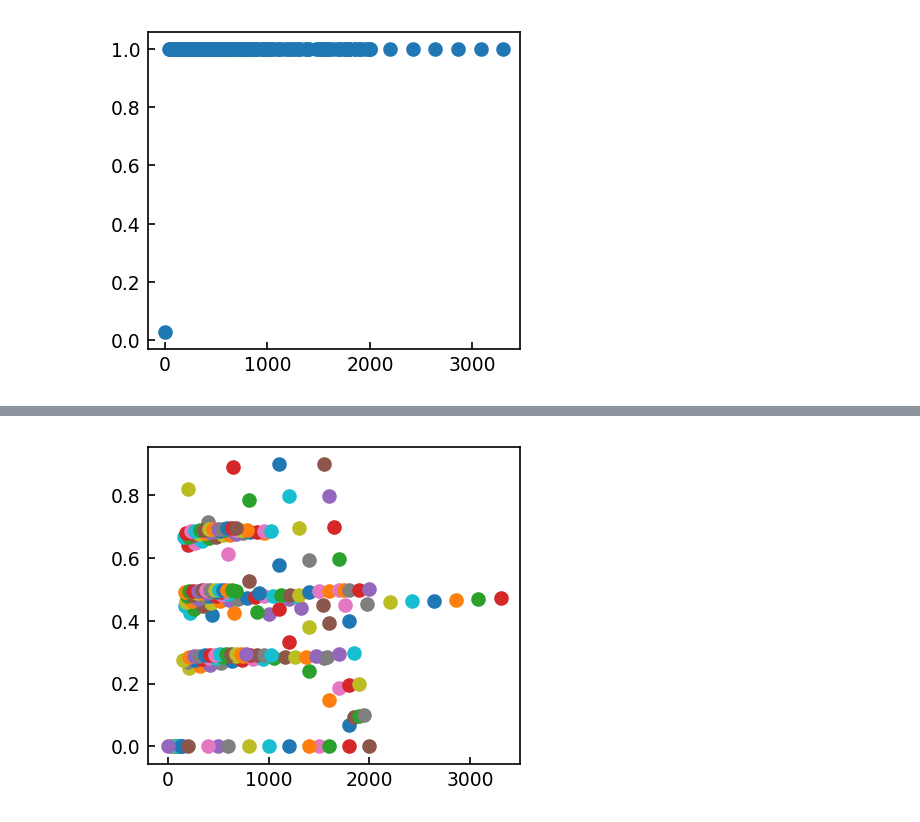
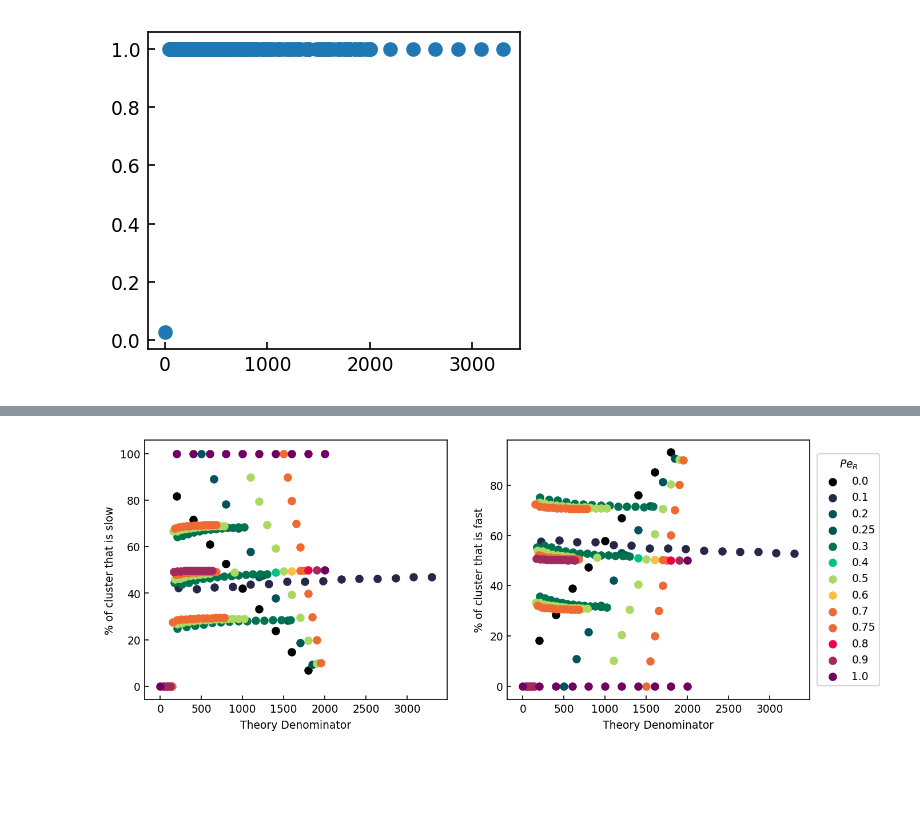
Before and after one commit to kolbt/whingdingdilly, a Jupyter notebook: ipython/net_activity.ipynb, the cells around one changed output, grey strips where cells are left out. Drawn from its saved outputs; the diff is of its cells as text; code cells hidden in the pictures; blank space fills up the shorter version.

Commit message:
Trying to figure out all of this data

```diff
--- a/ipython/net_activity.ipynb
+++ b/ipython/net_activity.ipynb
@@ -971,26 +971,32 @@ def fplat(x, a, b):
 #     else:
 #         return (a * (x + c)) / (b + (x + c))
 
+# def fplatShift(x, a, b, c):
+#     out = np.piecewise(x, [x < c, x >= c], [lambda x: 0, lambda x: (a * (x + c)) / (b + (x + c))])
+#     return out
+
 xdat = []
 ydat = []
+shift = -175
 for i in xrange(numFiles):
-    xdat.append(params['theoryDenom'][i])
+    xdat.append(params['theoryDenom'][i] + shift)
     if params['xA'][i] != 100.0:
         ydat.append(SS['Dense_B'][i])
     else:
         ydat.append(SS['Dense_A'][i])
 
 #
-popt, pcov = curve_fit(fplat, xdat, ydat, bounds=([99.9, 0.001], [100.01, 40]))
-print(popt)
-# popt2, pcov2 = curve_fit(fplatShift, xdat, ydat, bounds=([99.9, 0.001, -200], [100.01, 40, -150]))
+popt, pcov = curve_fit(fplat, xdat, ydat, bounds=([99.9, 30], [100.01, 60]))
+print("a = {}, b = {}").format(*popt)
+# popt2, pcov2 = curve_fit(fplatShift, xdat, ydat, bounds=([99.9, 30, -200], [100.01, 40, -150]))
+# print("a = {}, b = {}, c = {}").format(*popt2)
 
 evalX = np.arange(0.0, 3000.0, 0.01)
 evalY = np.zeros_like(evalX)
 # evalY2 = np.zeros_like(evalX)
 for i in xrange(len(evalX)):
     evalY[i] = fplat(evalX[i], popt[0], popt[1])
-#     evalY2[i] = fplatShift(evalX[i], *popt2)
+#     evalY2[i] = fplatShift(evalX[i], popt2[0], popt2[1], popt2[2])
 
 # Now plot the raw data
 for i in xrange(numFiles):
@@ -1007,6 +1013,6 @@ plt.legend(by_label.values(), by_label.keys(), loc=7, bbox_to_anchor=(1.35, 0.5)
 plt.plot(evalX, evalY, lw=2)
 # plt.plot(evalX, evalY2, lw=2)
 
-plt.xlim(0, 3000)
+plt.xlim(-50, 3000)
 plt.ylim(0, 100)
 # %% [output]
@@ -1016,17 +1022,71 @@ plt.ylim(0, 100)
 # %%
 def percClust(numX, numC):
     return numX / numC
 
 # Could we also look at fast and slow as percentage of dense phase
 slowClust = []
 fastClust = []
 for i in xrange(numFiles):
-    if params['partA'][i] != 0 and params['partB'][i] != 0 and SS['Dense_tot'][i] != 0:
-        slowClust.append(percClust((SS['Dense_A'][i] * params['partA'][i] / 100.0), (SS['Dense_tot'][i] * params['partAll'][i] / 100.0)))
-        fastClust.append(percClust((SS['Dense_B'][i] * params['partB'][i] / 100.0), (SS['Dense_tot'][i] * params['partAll'][i] / 100.0)))
+    if SS['Dense_tot'][i] != 0:
+        slowClust.append(100.0 * percClust((SS['Dense_A'][i] * params['partA'][i] / 100.0),
+                                           (SS['Dense_tot'][i] * params['partAll'][i] / 100.0)))
+        fastClust.append(100.0 * percClust((SS['Dense_B'][i] * params['partB'][i] / 100.0),
+                                           (SS['Dense_tot'][i] * params['partAll'][i] / 100.0)))
     else:
         slowClust.append(0)
         fastClust.append(0)
-    plt.scatter(params['theoryDenom'][i], slowClust[i])
+
+fig, ax = plt.subplots(1, 2, figsize=(10, 4))
+for i in xrange(numFiles):
+    ax[0].scatter(params['theoryDenom'][i], slowClust[i],
+                c=getCol(params['peR'][i]),
+                label=str(params['peR'][i]))
+
+    ax[1].scatter(params['theoryDenom'][i], fastClust[i],
+                c=getCol(params['peR'][i]),
+                label=str(params['peR'][i]))
+
+ax[0].set_xlabel('Theory Denominator')
+ax[0].set_ylabel('% of cluster that is slow')
+ax[1].set_xlabel('Theory Denominator')
+ax[1].set_ylabel('% of cluster that is fast')
+
+handles, labels = plt.gca().get_legend_handles_labels()
+by_label = OrderedDict(zip(labels, handles))
+plt.legend(by_label.values(), by_label.keys(), loc=7, bbox_to_anchor=(1.25, 0.5), title=r'$Pe_{R}$')
+
+plt.show()
+
+# Let's try to normalize this in a different way (it should be the fraction that we initialize)
+for i in xrange(numFiles):
+    if params['peR'][i] == 0:
+        slowClust[i] /= params['xA'][i]
+        fastClust[i] /= (100.0 - params['xA'][i])
+    else:
+        slowClust[i] /= params['xA'][i]
+        fastClust[i] /= (100.0 - params['xA'][i])
+
+fig, ax = plt.subplots(1, 2, figsize=(10, 4))
+for i in xrange(numFiles):
+    ax[0].scatter(params['theoryDenom'][i], slowClust[i],
+                c=getCol(params['peR'][i]),
+                label=str(params['peR'][i]))
+
+    ax[1].scatter(params['theoryDenom'][i], fastClust[i],
+                c=getCol(params['peR'][i]),
+                label=str(params['peR'][i]))
+
+ax[0].set_ylim(0.6, 1.01)
+ax[1].set_ylim(0.99, 1.4)
+ax[0].set_xlabel('Theory Denominator')
+ax[0].set_ylabel('% of cluster that is slow (normalized)')
+ax[1].set_xlabel('Theory Denominator')
+ax[1].set_ylabel('% of cluster that is fast (normalized)')
+
+handles, labels = plt.gca().get_legend_handles_labels()
+by_label = OrderedDict(zip(labels, handles))
+plt.legend(by_label.values(), by_label.keys(), loc=7, bbox_to_anchor=(1.25, 0.5), title=r'$Pe_{R}$')
+
+plt.show()
 # %% [output]
-[figure, old version]
+[figure, new version]
```
Also changed, not shown: parts of 5 cells of this notebook.
